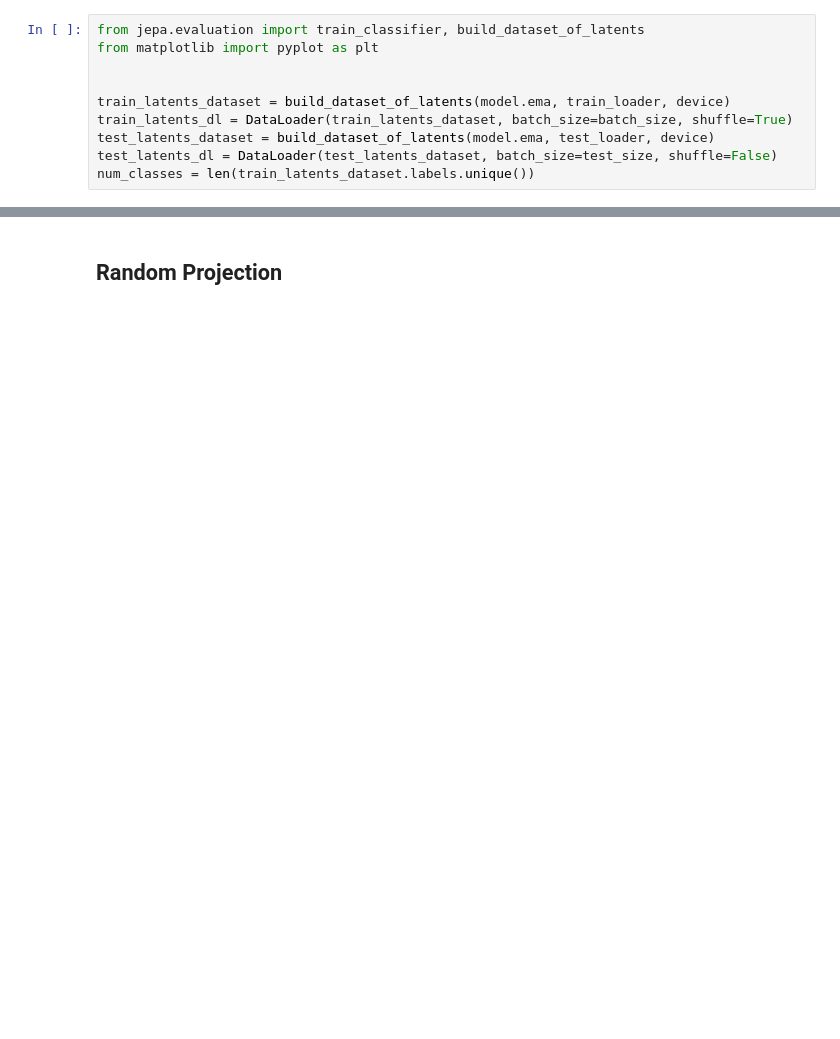
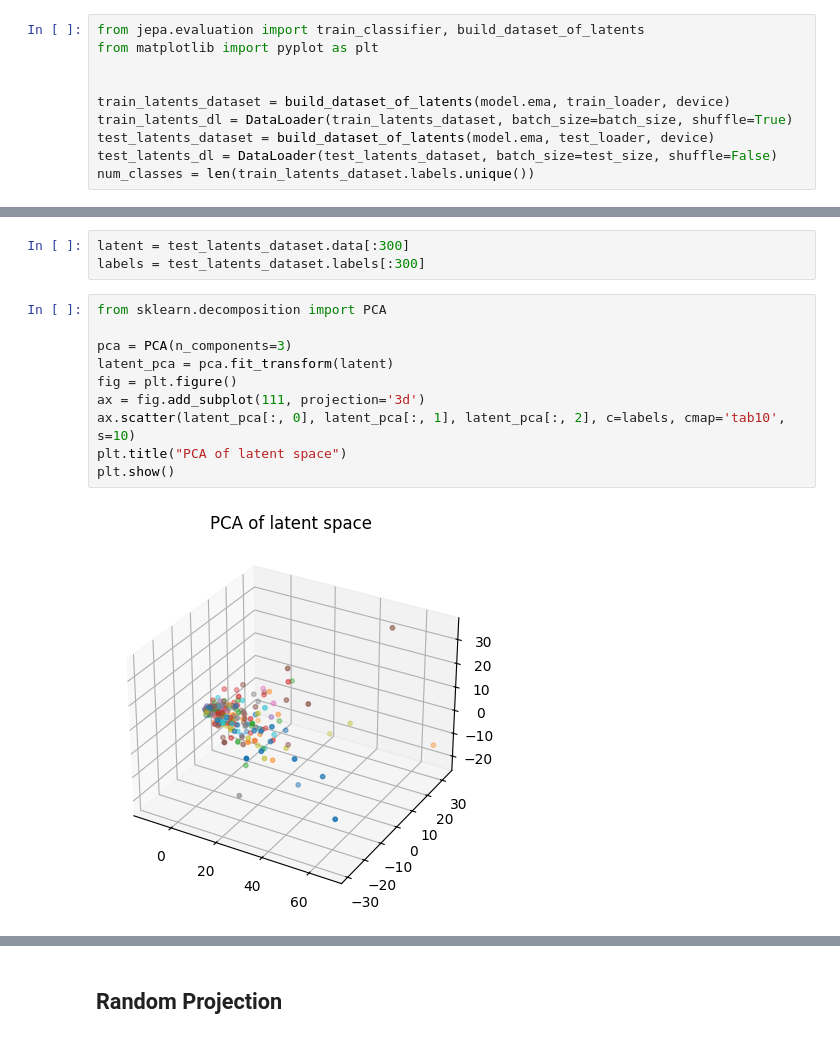
Before and after one commit to MattiaSC01/JEPA, a Jupyter notebook: notebooks/load_pretrained.ipynb, the cells around one changed output, grey strips where cells are left out. Cells and saved outputs as stored; diff of their text form; blank space fills up the shorter version.

```diff
--- a/notebooks/load_pretrained.ipynb
+++ b/notebooks/load_pretrained.ipynb
@@ -236,0 +237,15 @@ Final accuracy:  0.35107421875 Max accuracy:  0.377685546875
+# %%
+latent = test_latents_dataset.data[:300]
+labels = test_latents_dataset.labels[:300]
+# %%
+from sklearn.decomposition import PCA
+
+pca = PCA(n_components=3)
+latent_pca = pca.fit_transform(latent)
+fig = plt.figure()
+ax = fig.add_subplot(111, projection='3d')
+ax.scatter(latent_pca[:, 0], latent_pca[:, 1], latent_pca[:, 2], c=labels, cmap='tab10', s=10)
+plt.title("PCA of latent space")
+plt.show()
+# %% [output]
+[figure, added]
```
Also changed, not shown: parts of 12 cells of this notebook, 6 other files.
